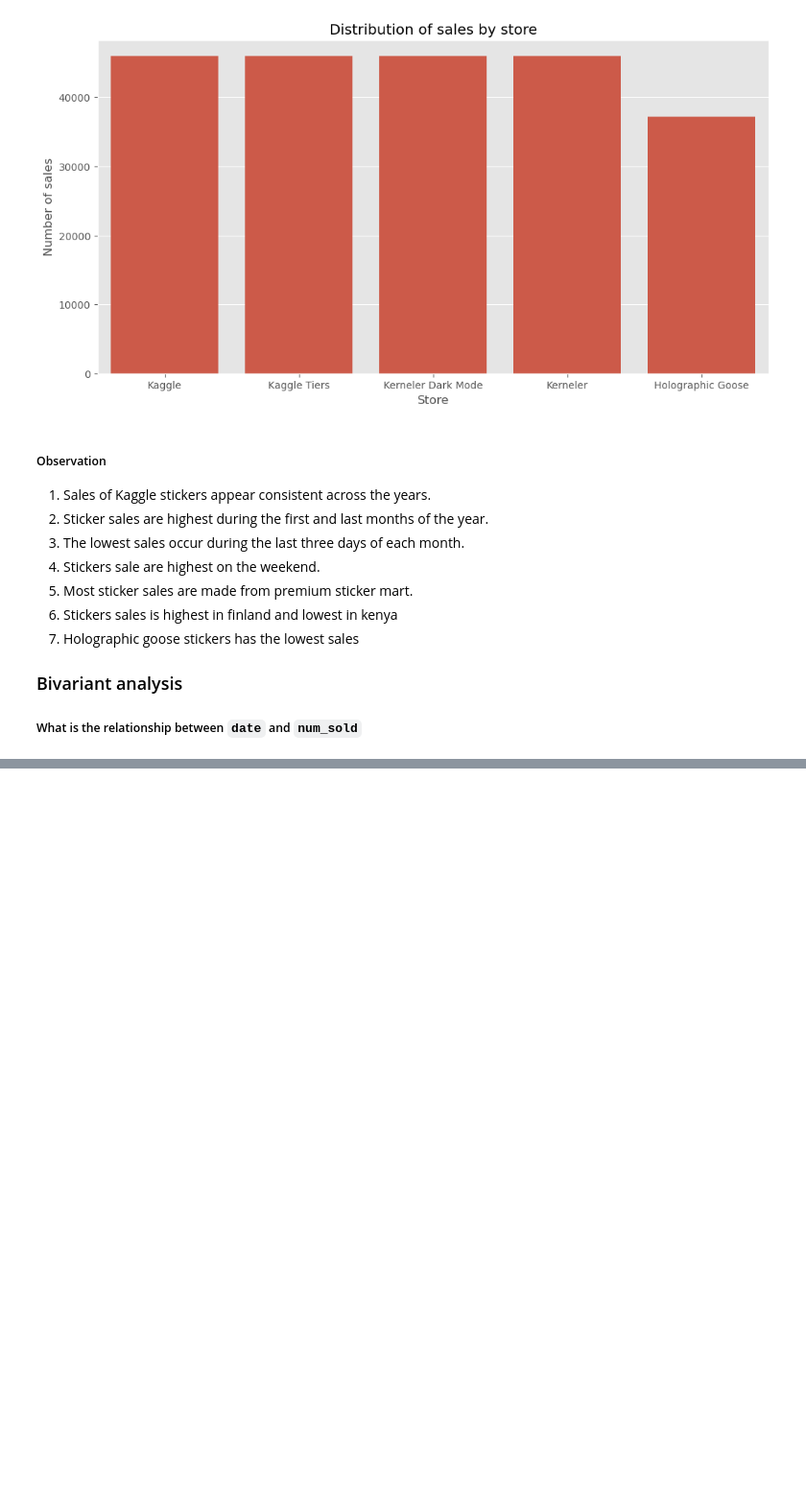
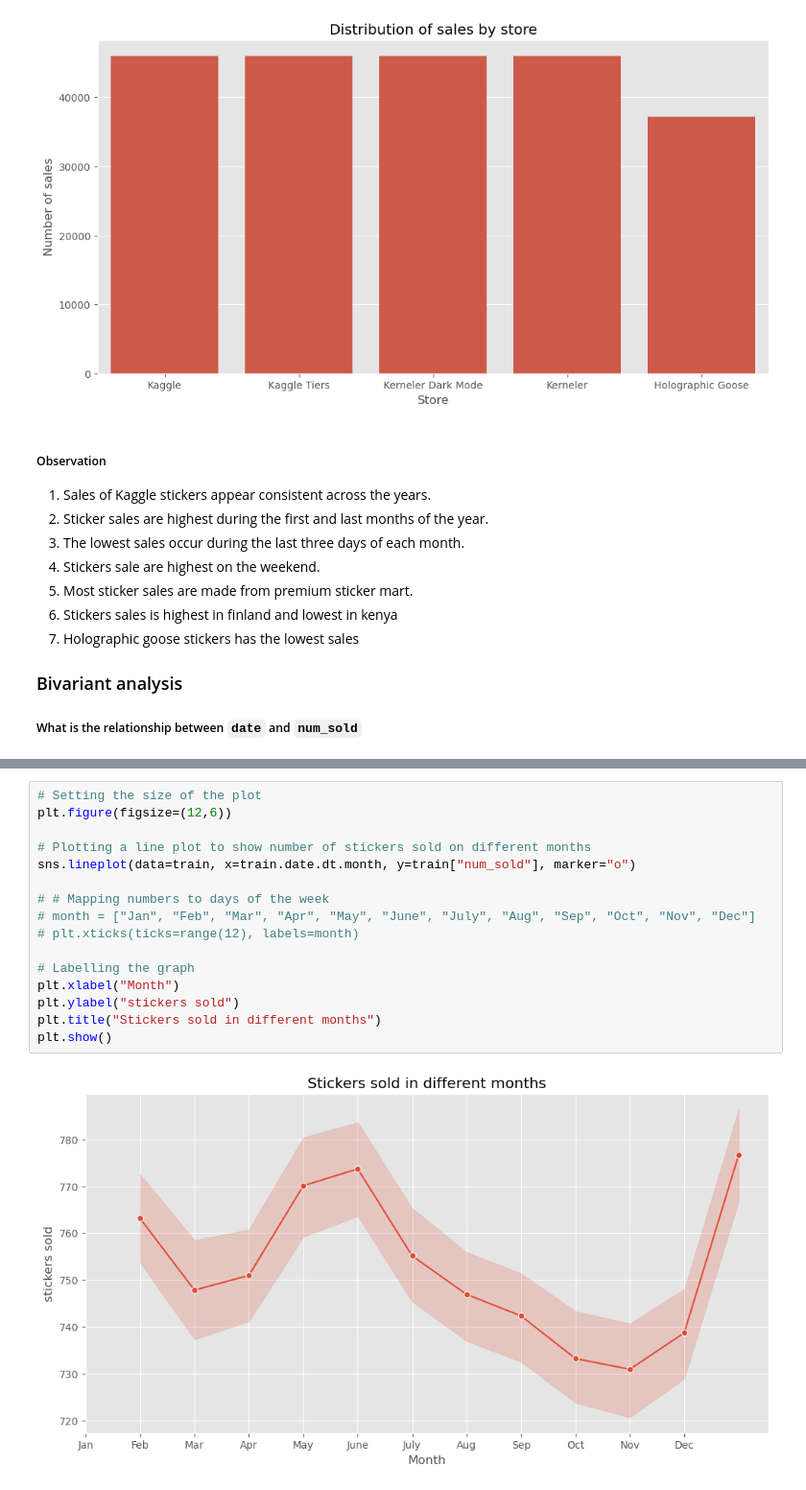
Before and after one commit to janejeshen/Forecasting-sticker-sales, a Jupyter notebook: forecasting-sticker-sales.ipynb, the cells around one changed output, grey strips where cells are left out. Shown: that part at 96% size. Drawn from its saved outputs; the diff is of its cells as text; blank space fills up the shorter version.

```diff
--- a/forecasting-sticker-sales.ipynb
+++ b/forecasting-sticker-sales.ipynb
@@ -369,0 +379,18 @@ sns.lineplot(data=train, x=train.date.dt.year, y=train["num_sold"])
+# %%
+# Setting the size of the plot
+plt.figure(figsize=(12,6))
+
+# Plotting a line plot to show number of stickers sold on different months
+sns.lineplot(data=train, x=train.date.dt.month, y=train["num_sold"], marker="o")
+
+# # Mapping numbers to days of the week
+# month = ["Jan", "Feb", "Mar", "Apr", "May", "June", "July", "Aug", "Sep", "Oct", "Nov", "Dec"]
+# plt.xticks(ticks=range(12), labels=month)
+
+# Labelling the graph
+plt.xlabel("Month")
+plt.ylabel("stickers sold")
+plt.title("Stickers sold in different months")
+plt.show()
+# %% [output]
+[figure, added]
```
Also changed, not shown: parts of 8 cells of this notebook.
